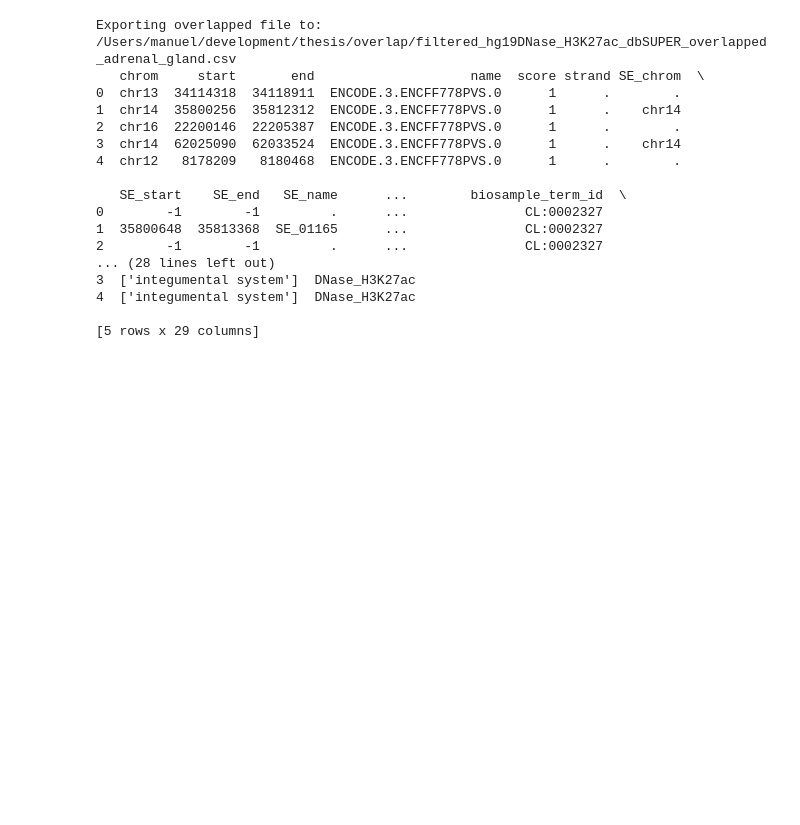
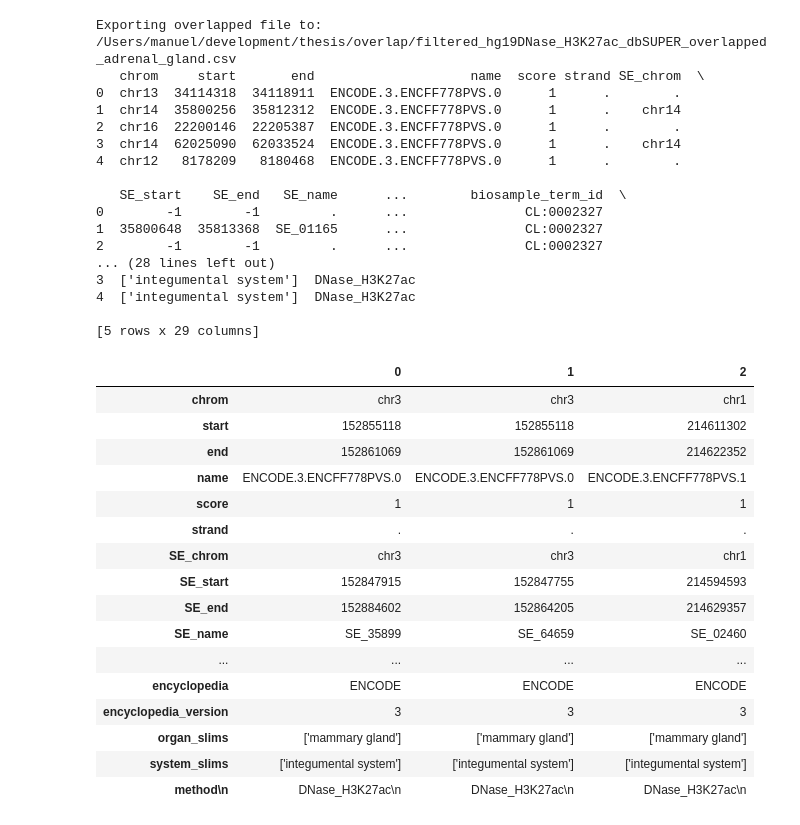
Before and after one commit to mvanzetti/thesis, a Jupyter notebook: notebooks/Encode overlapper analysis.ipynb, the cells around one changed output. Cells and saved outputs as stored; diff of their text form; code cells hidden in the pictures; blank space fills up the shorter version.

```diff
--- a/notebooks/Encode overlapper analysis.ipynb
+++ b/notebooks/Encode overlapper analysis.ipynb
@@ -189,3 +189,31 @@ Exporting overlapped file to: /Users/manuel/development/thesis/overlap/filtered_
 4  ['integumental system']  DNase_H3K27ac
 
 [5 rows x 29 columns]
+# %%
+big_overlap_file = '/Users/manuel/development/thesis/overlap/filtered_hg19DNase_H3K27ac_dbSUPER_overlapped.csv'
+import pandas as pd
+
+with open(big_overlap_file) as myfile:
+    head = [next(myfile).split('\t') for x in range(4)]
+# %%
+df = pd.DataFrame(head[1:4])
+df.columns = head[0]
+df.T
+# %% [output]
+|  | 0 | 1 | 2 |
+| chrom | chr3 | chr3 | chr1 |
+| start | 152855118 | 152855118 | 214611302 |
+| end | 152861069 | 152861069 | 214622352 |
+| name | ENCODE.3.ENCFF778PVS.0 | ENCODE.3.ENCFF778PVS.0 | ENCODE.3.ENCFF778PVS.1 |
+| score | 1 | 1 | 1 |
+| strand | . | . | . |
+| SE_chrom | chr3 | chr3 | chr1 |
+| SE_start | 152847915 | 152847755 | 214594593 |
+| SE_end | 152884602 | 152864205 | 214629357 |
+| SE_name | SE_35899 | SE_64659 | SE_02460 |
+| ... | ... | ... | ... |
+| encyclopedia | ENCODE | ENCODE | ENCODE |
+| encyclopedia_version | 3 | 3 | 3 |
+| organ_slims | ['mammary gland'] | ['mammary gland'] | ['mammary gland'] |
+| system_slims | ['integumental system'] | ['integumental system'] | ['integumental system'] |
+| method\n | DNase_H3K27ac\n | DNase_H3K27ac\n | DNase_H3K27ac\n |
```
Also changed, not shown: 2 other files.
